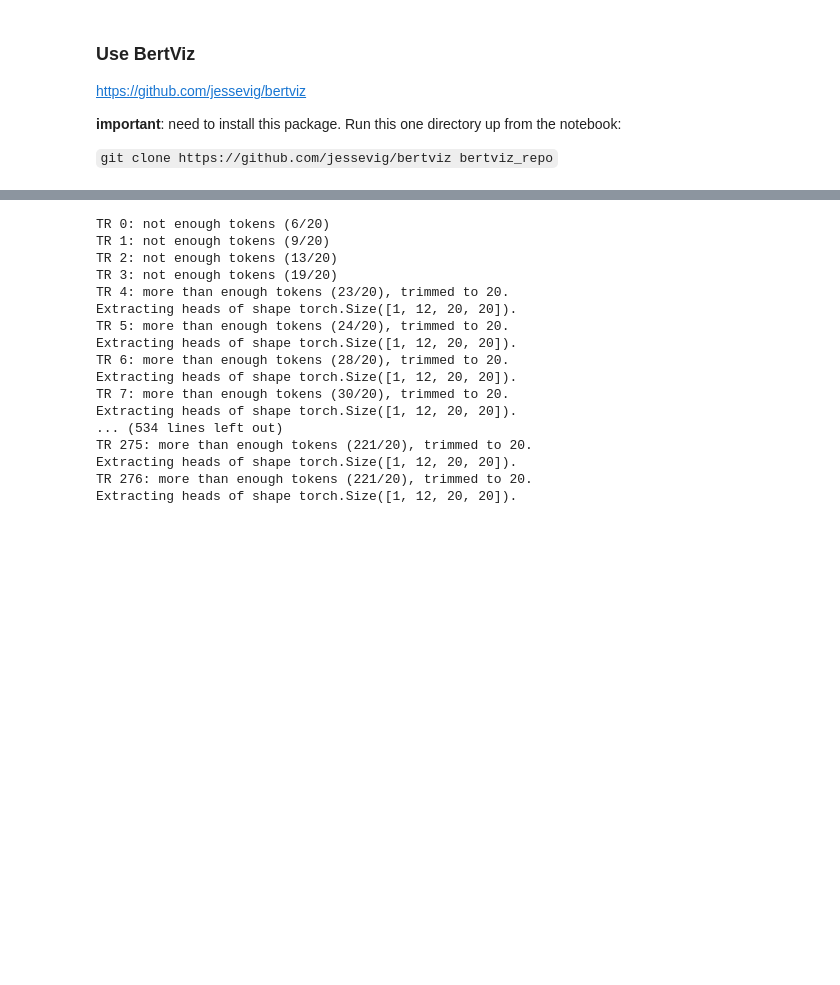
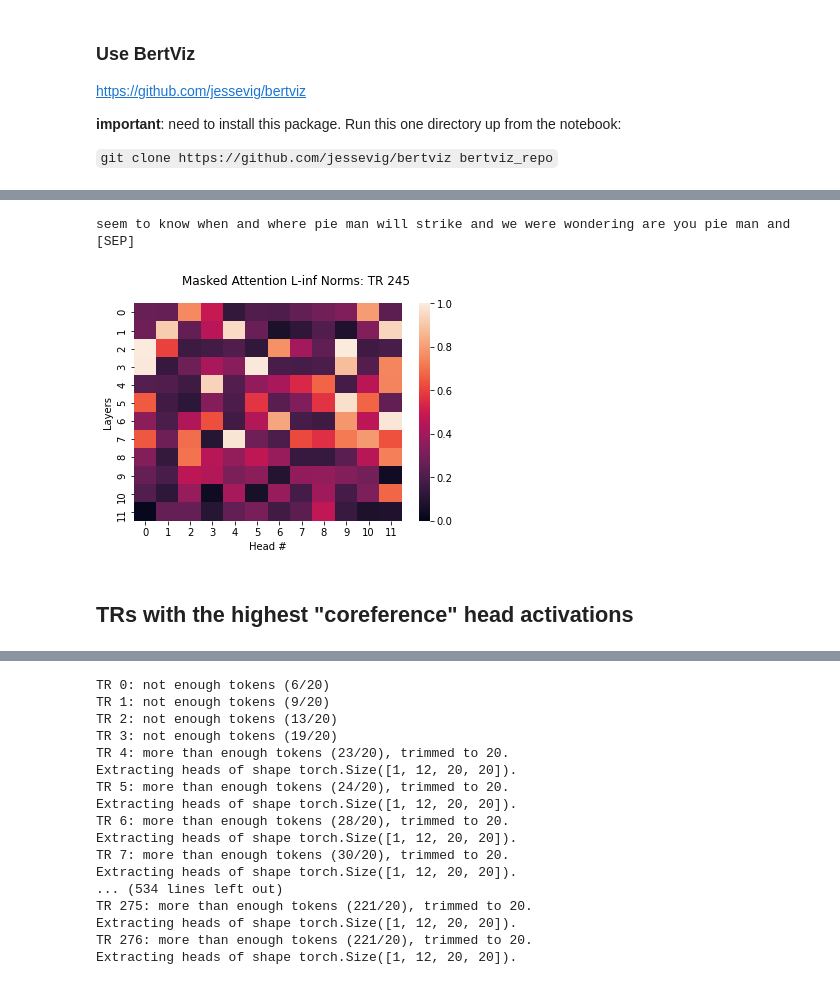
Before and after one commit to tsumers/bert-brains, a Jupyter notebook: BERT-attention-heads.ipynb, the cells around one changed output, grey strips where cells are left out. Drawn from its saved outputs; the diff is of its cells as text; code cells hidden in the pictures; blank space fills up the shorter version.

```diff
--- a/BERT-attention-heads.ipynb
+++ b/BERT-attention-heads.ipynb
@@ -64,0 +49,12 @@ from bertviz import head_view
+# %%
+# Ensure that we re-load changes automagically
+%load_ext autoreload
+%autoreload 2
+
+import pandas as pd
+import seaborn as sns
+import matplotlib.pylab as plt
+
+from transformer_utils import TransformerRSM
+
+foo = TransformerRSM("pieman", verbose=False)
@@ -122,0 +91,3 @@ Loaded 277 TRs.
+# %%
+foo.verbose = False
+foo.process_stimulus_attentions()
@@ -122,0 +128,21 @@ Loaded 277 TRs.
+# %%
+# Look at L-inf activations for a few sentences
+
+p = 'inf'
+# for tr in [10, 30, 200, 250, 100, 120, 110, 180]:
+for tr in [245]:
+    plt.figure()
+    sns.heatmap(pd.DataFrame(foo.stimulus_df.iloc[tr]["attention_heads_L{}".format(p)]), vmin=0, vmax=1)
+
+    plt.xlabel("Head #")
+    plt.ylabel("Layers")
+
+    tr_tokens = " ".join(foo.stimulus_df.iloc[tr].attentions_transformer_tokens)
+    print(tr_tokens)
+    info = "Masked Attention L-{} Norms: TR {}".format(p, tr)
+    plt.suptitle("{}".format(info))
+# %% [output]
+seem to know when and where pie man will strike and we were wondering are you pie man and [SEP]
+[figure, added]
+# %% [markdown]
+## TRs with the highest "coreference" head activations
```
Also changed, not shown: parts of 20 cells of this notebook, 1 other file.
